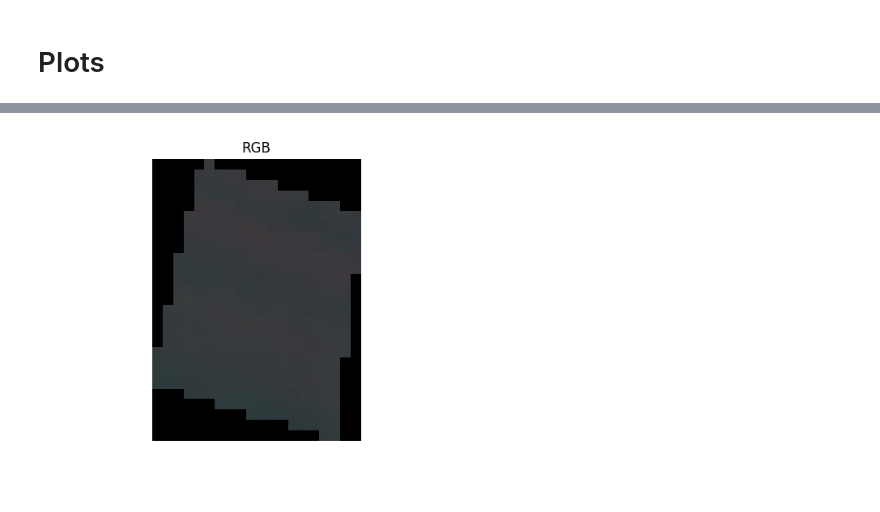
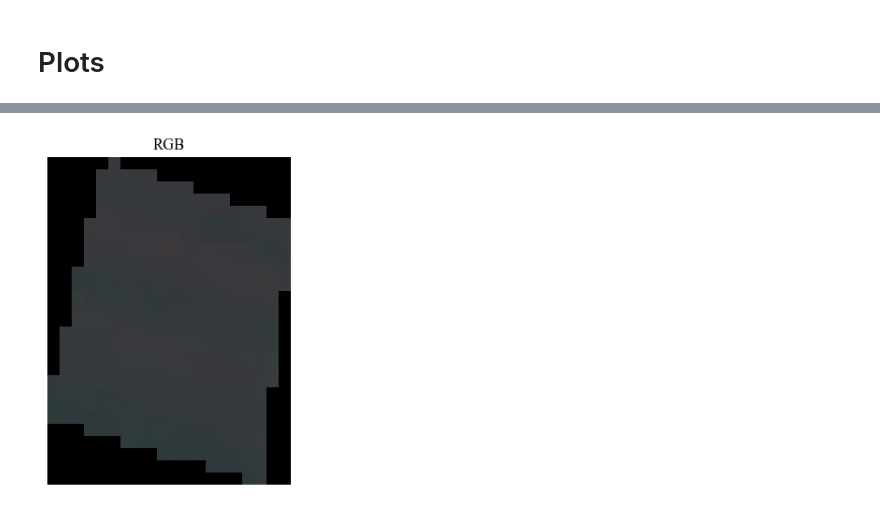
Before and after one commit to fekenzofugi/rsad-time-series, a Jupyter notebook: india.ipynb, the cells around one changed output, grey strips where cells are left out. Saved outputs shown, nothing was run; the diff lists cells and outputs as text; code cells hidden in the pictures; blank space fills up the shorter version.

Commit message:
figures in report

```diff
--- a/india.ipynb
+++ b/india.ipynb
@@ -1,24 +1,19 @@
 # %%
 import ee
 import geemap
-import logging
-import multiprocessing
 import os
-import torch
 import pandas as pd
-from skimage.measure.entropy import shannon_entropy
 import numpy as np
-import re
 import rasterio
 import matplotlib.pyplot as plt
 import json
-from utils.functions import getResult, getRequests, get_files_info
-from sklearn.mixture import GaussianMixture
+from utils.functions import get_files_info
 from numpy.linalg import norm
-
 GEE_PROJECT_ID = "fusion-371234"
 ee.Authenticate()
 ee.Initialize(project=GEE_PROJECT_ID)
+
+plt.rcParams['font.family'] = 'Times New Roman'
 # %% [markdown]
 # Functions
 # %%
@@ -205,7 +210,7 @@ CLOUD_FILTER = 100
 crs = "EPSG:4326"
 scale = 10
 
-before_date = ('2018-10-26', '2018-10-27')
+before_date = ('2018-10-25', '2018-10-26')
 after_date  = ('2018-11-15', '2018-11-16')
 
 start_date = before_date[0]
@@ -228,7 +233,7 @@ collection = (
 
 print("Number of images:", collection.size().getInfo())
 
-os.makedirs(f"{roi_name}_time_series", exist_ok=True)
+os.makedirs(f"datasets/{roi_name}_time_series", exist_ok=True)
 
 image_list = collection.toList(collection.size())
 n_images = collection.size().getInfo()
@@ -477,7 +489,7 @@ Total number of files: 4
 scale = 5000
 
 # path = "india_healthy_time_series/S2_20181105.tif"
-path = "india_pest_time_series/S2_20181026.tif"
+path = "datasets/india_pest_time_series/S2_20181026.tif"
 
 
 def make_rgb(img, r=3, g=2, b=1, vmin=0, vmax=0.3):
@@ -506,3 +516,3 @@ WARNING:rasterio._env:CPLE_AppDefined in TIFFReadDirectory:Sum of Photometric ty
-[figure, old version]
+[figure, new version]
 # %%
 scale = 10000
```
Also changed, not shown: parts of 21 cells of this notebook, 9 other files.
